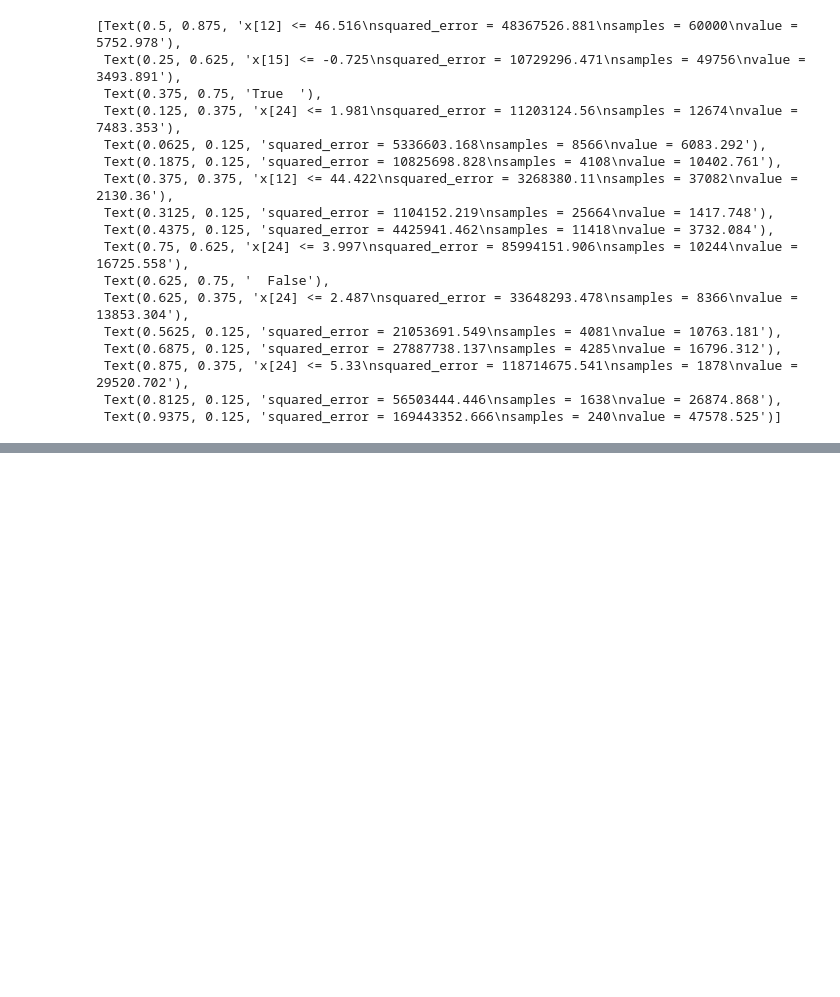
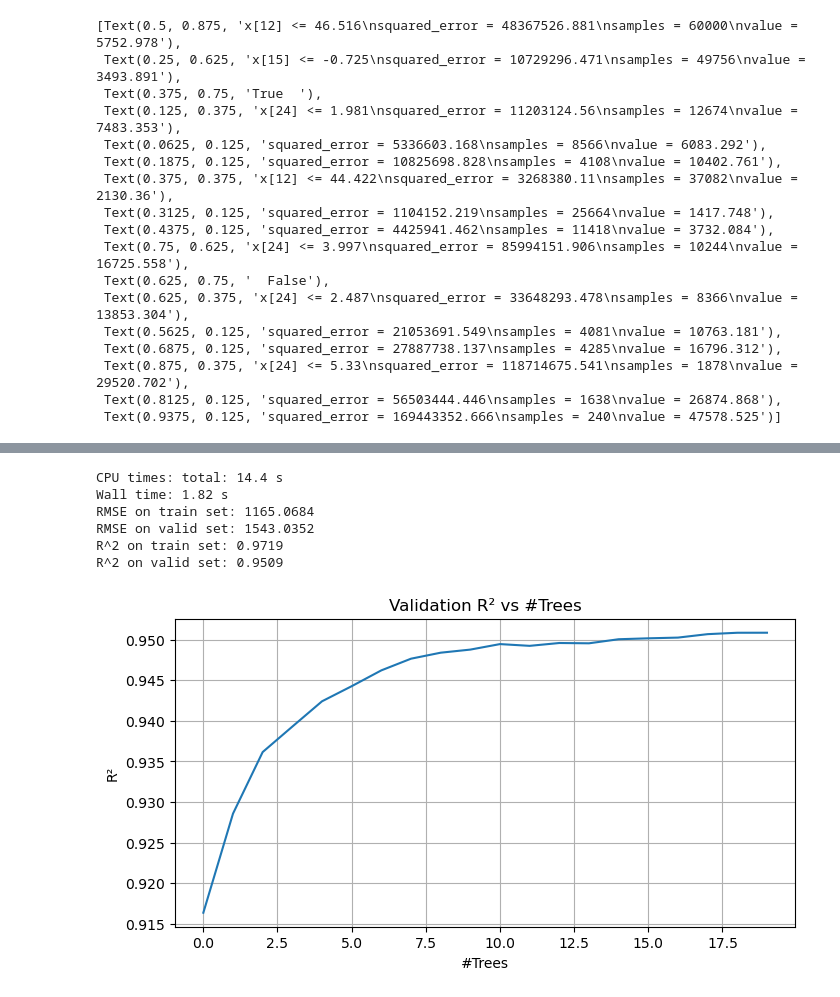
Before and after one commit to liuxinyi15/ML_Second_hand_car_prediction, a Jupyter notebook: Step_3_Modeling.ipynb, the cells around one changed output, grey strips where cells are left out. Drawn from its saved outputs; the diff is of its cells as text; code cells hidden in the pictures; blank space fills up the shorter version.

```diff
--- a/Step_3_Modeling.ipynb
+++ b/Step_3_Modeling.ipynb
@@ -524,0 +802,55 @@ ExecutableNotFound: failed to execute WindowsPath('dot'), make sure the Graphviz
+# %%
+model = RandomForestRegressor(
+    # parameters shared with DecisionTreeRegressor
+    n_estimators = 20, # 100 # 1 = the model is a single tree
+    criterion = 'squared_error',
+    max_depth = 10,
+    min_samples_split = 2,
+    min_samples_leaf = 1,
+    min_weight_fraction_leaf = 0.0,
+    max_features = None,
+    max_leaf_nodes = None,
+    min_impurity_decrease = 0.0,
+    ccp_alpha = 0.0,
+    random_state = 42,
+
+    # RandomForestRegressor specific hyperparameters
+    bootstrap = True,
+    oob_score = False,
+    max_samples = None,
+
+    # extra parameters
+    warm_start = False,
+    n_jobs = -1,
+    verbose = 0,
+)
+
+%time model.fit(X_small, y_small)
+print_score(model, X_small, y_small, X_valid, y_valid)
+# %% [output]
+CPU times: total: 14.4 s
+Wall time: 1.82 s
+RMSE on train set: 1165.0684
+RMSE on valid set: 1543.0352
+R^2 on train set: 0.9719
+R^2 on valid set: 0.9509
+# %%
+# all tree predictions on all data
+preds = np.stack([tree.predict(X_valid) for tree in model.estimators_]) # or np.asarray()
+
+# predictions of the 10 trees, mean, and actual value (for first point in validation set)
+preds.shape, preds[:,0], np.mean(preds[:,0]), y_valid[0]
+
+plt.figure(figsize=(8,4))
+plt.plot([
+    metrics.r2_score(y_valid, np.mean(preds[:num_trees], axis=0))
+    for num_trees in range(1, 21)
+])
+plt.title("Validation R² vs #Trees")
+plt.xlabel("#Trees")
+plt.ylabel("R²")
+plt.grid(True)
+plt.show()
+plt.close()
+# %% [output]
+[figure, added]
```
Also changed, not shown: parts of 75 cells of this notebook, 1 other file.
